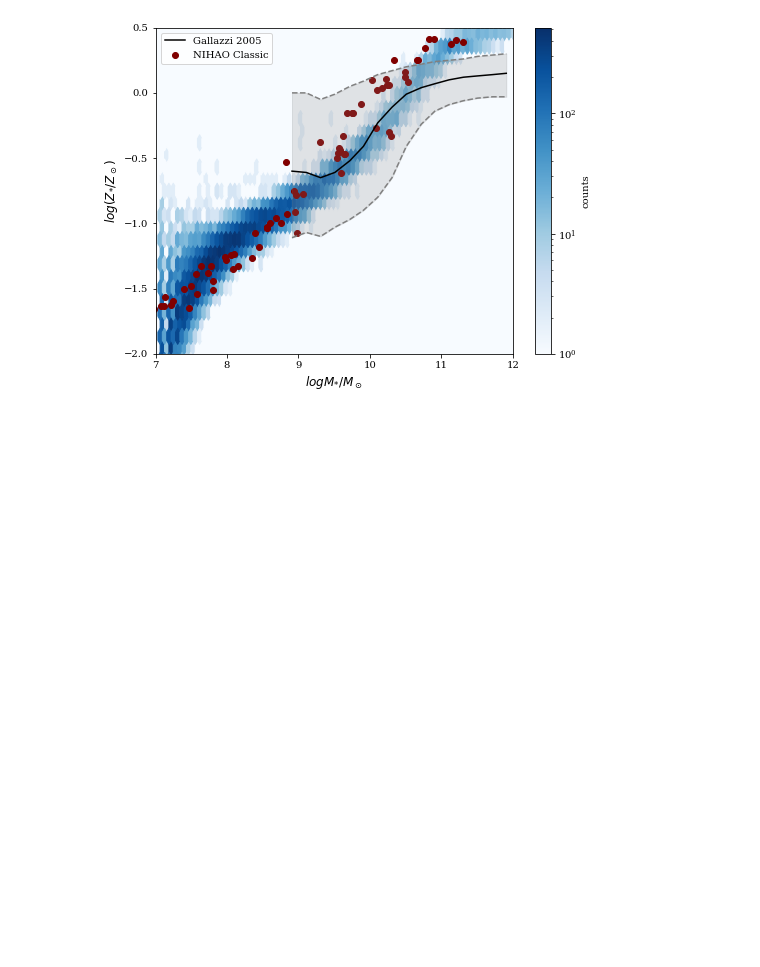
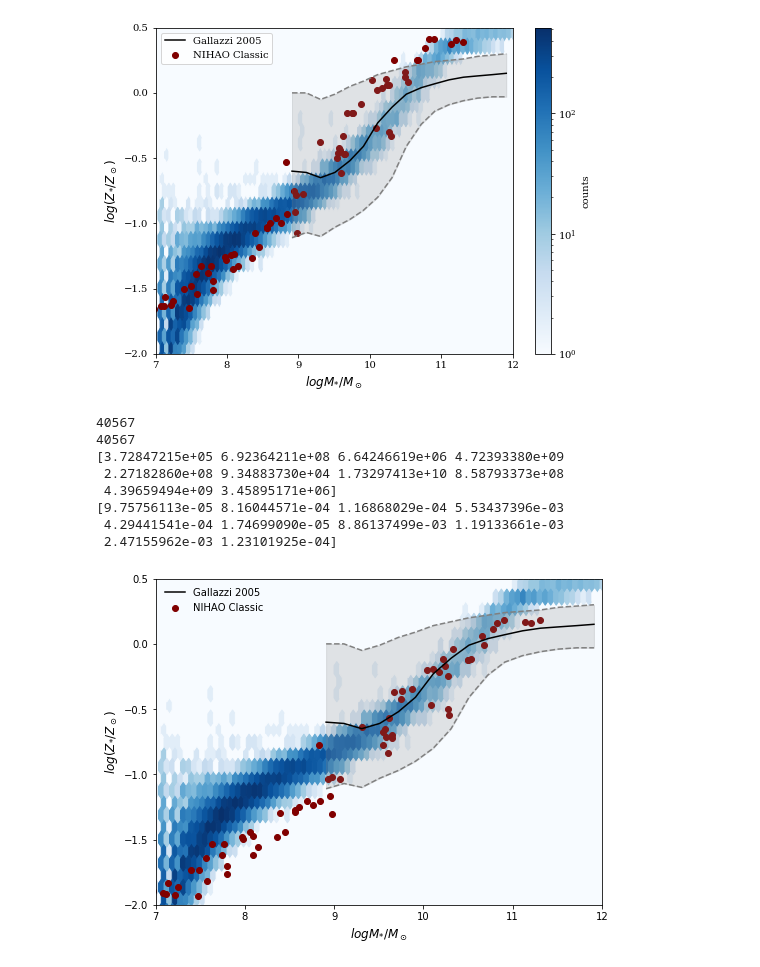
Before and after one commit to harpercho/SALAM_Analysis, a Jupyter notebook: main/visualization/ScalingRelations.ipynb, the cells around one changed output. Cells and saved outputs as stored; diff of their text form; code cells hidden in the pictures; blank space fills up the shorter version.

Commit message:
Corrected nihao points to only be from the half stellar radius.

```diff
--- a/main/visualization/ScalingRelations.ipynb
+++ b/main/visualization/ScalingRelations.ipynb
@@ -97,7 +98,7 @@ def plot_stellar_metallicity(z_star, m_star):
     cb = plt.colorbar()
     cb.set_label("counts")
 
-    nihao_x = np.array(nihao('Mstar',0))
+    nihao_x = np.array(nihao('mstar',0))
     nihao_y = np.array([np.sum(z_vals) for z_vals in nihao('z_star',0)])
     print(nihao_x[:10])
     print(nihao_y[:10])
@@ -132,3 +133,61 @@ plot_stellar_metallicity(z_star, m_star)
 [0.00021677 0.00110441 0.00018029 0.0006787  0.00909122 0.00029879
  0.00035349 0.03169161 0.01070778 0.00120802]
 [figure]
+# %%
+def plot_stellar_metallicity(z_star, m_star):
+
+    z_sol = 0.013 # primordial Solar metallicity
+
+
+    x = np.log10(m_star)
+    y = np.log10(z_star/z_sol)
+    gallazzi = np.genfromtxt('/scratch/hc2347/main/visualization/obs/Gallazzi_2005_SMZ_z0.csv',unpack=True,skip_header=2,delimiter=',')
+    logmstar_tr = gallazzi[0]
+
+    median_tr = gallazzi[1]
+    sixteen_tr = gallazzi[2]
+    eightyfour_tr = gallazzi[3]
+
+    fig, ax = plt.subplots(figsize=(8,6))
+
+    plt.hexbin(x,y,gridsize=100,bins='log',cmap="Blues")
+#     cb = plt.colorbar()
+#     cb.set_label("counts")
+
+    nihao_x = np.array(plot_tools.nihao('mstar',0))
+    nihao_y = np.array([np.sum(z_vals) for z_vals in plot_tools.nihao('z_star',0)])
+
+    print(nihao_x[:10])
+    print(nihao_y[:10])
+
+    ax.scatter(np.log10(nihao_x), np.log10(nihao_y/z_sol), color='maroon', label = "NIHAO Classic")
+
+
+    ax.plot(logmstar_tr, median_tr, c='black',label = "Gallazzi 2005")
+    ax.plot(logmstar_tr, sixteen_tr, linestyle='dashed',color='grey')
+    ax.plot(logmstar_tr, eightyfour_tr, linestyle='dashed',color='grey')
+
+    ax.fill_between(logmstar_tr, sixteen_tr, y2 = eightyfour_tr, alpha = 0.2, color='grey' )
+    ax.set_ylabel('$log(Z_{*}/Z_\odot)$',fontsize=12)
+    ax.set_xlabel('$ log M_{*}/M_\odot$',fontsize=12)
+    ax.legend(frameon=False)
+
+    ax.set_ylim(-2,0.5)
+    ax.set_xlim(7,12)
+
+    plt.savefig("/scratch/hc2347/reports/60/Center_Gallazzi_SMZR.png")
+
+z_star, m_star = do_filter(data['z_star'],data['mstar'])
+print(len(z_star))
+print(len(m_star))
+plot_stellar_metallicity(z_star, m_star)
+# %% [output]
+40567
+40567
+[3.72847215e+05 6.92364211e+08 6.64246619e+06 4.72393380e+09
+ 2.27182860e+08 9.34883730e+04 1.73297413e+10 8.58793373e+08
+ 4.39659494e+09 3.45895171e+06]
+[9.75756113e-05 8.16044571e-04 1.16868029e-04 5.53437396e-03
+ 4.29441541e-04 1.74699090e-05 8.86137499e-03 1.19133661e-03
+ 2.47155962e-03 1.23101925e-04]
+[figure, added]
```
Also changed, not shown: parts of 2 cells of this notebook, 11 other files.
